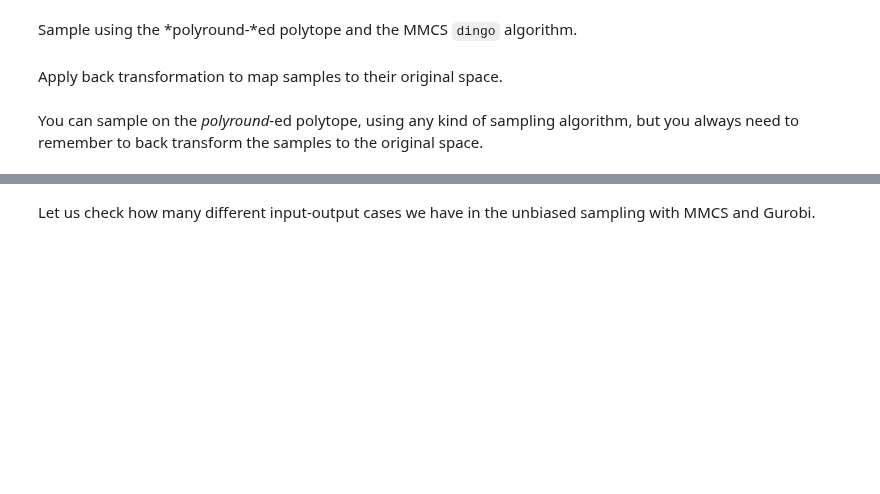
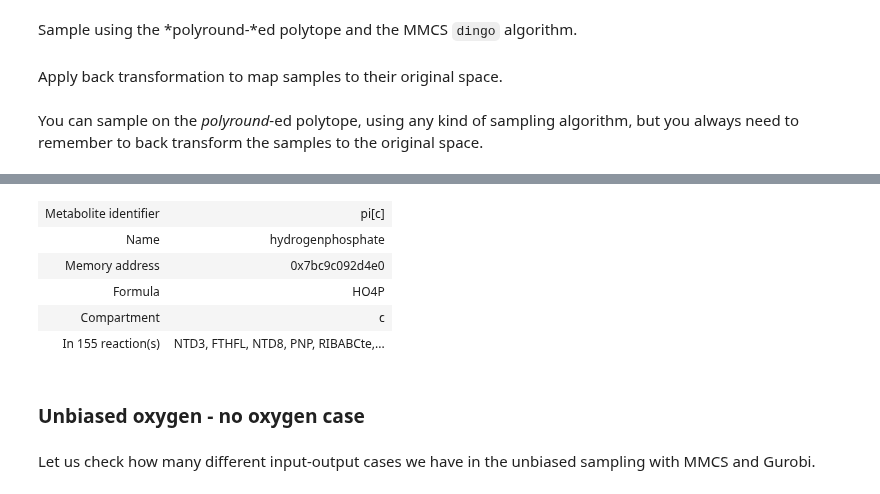
Before and after one commit to hariszaf/metabolic_toy_model, a Jupyter notebook: flux_sampling.ipynb, the cells around one changed output, grey strips where cells are left out. Cells and saved outputs as stored; diff of their text form; code cells hidden in the pictures; blank space fills up the shorter version.

```diff
--- a/flux_sampling.ipynb
+++ b/flux_sampling.ipynb
@@ -512,2 +714,13 @@ Number of total exchange reactions available in the model: 111
+# %%
+bh_model.metabolites.get_by_id("pi[c]")
+# %% [output]
+| Metabolite identifier | pi[c] |
+| Name | hydrogenphosphate |
+| Memory address | 0x7bc9c092d4e0 |
+| Formula | HO4P |
+| Compartment | c |
+| In 155 reaction(s) | NTD3, FTHFL, NTD8, PNP, RIBABCte,... |
+# %% [markdown]
+### Unbiased oxygen - no oxygen case
 # %% [markdown]
 Let us check how many different input-output cases we have in the unbiased sampling with MMCS and Gurobi.
```
Also changed, not shown: parts of 70 cells of this notebook, 1 other file.
